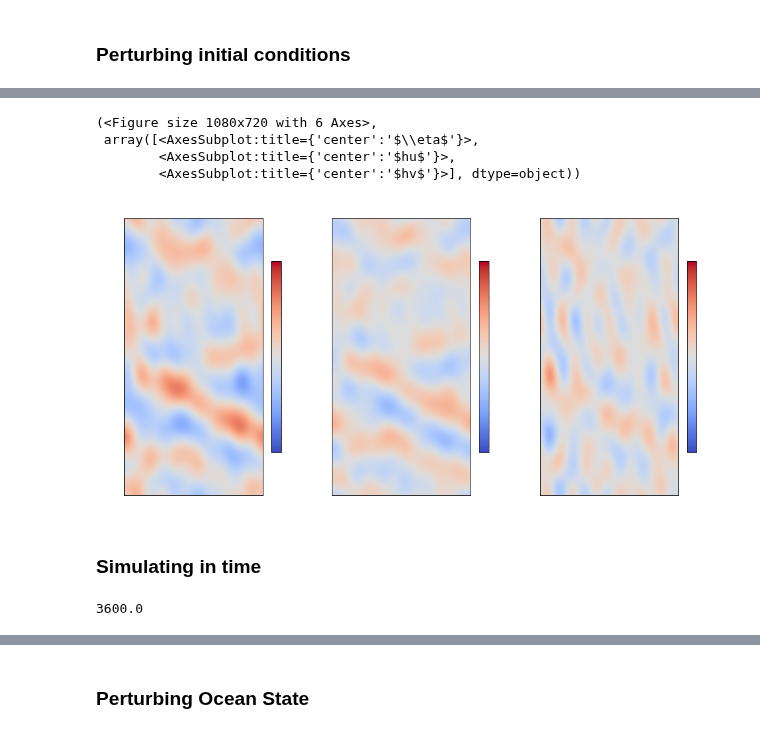
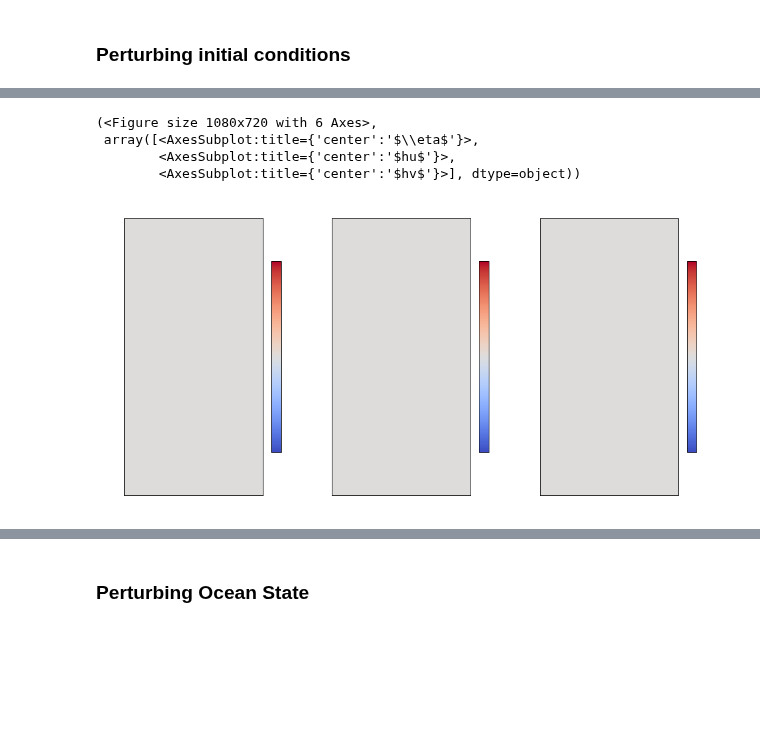
Before and after one commit to sintefmath/multilevelDA, a Jupyter notebook: notebooks/Basin-SimNoise.ipynb, the cells around one changed output, grey strips where cells are left out. Cells and saved outputs as stored; diff of their text form; code cells hidden in the pictures; blank space fills up the shorter version.

```diff
--- a/notebooks/Basin-SimNoise.ipynb
+++ b/notebooks/Basin-SimNoise.ipynb
@@ -127,16 +108,10 @@ mekls[-2].perturbSimSimilarAs(coarse_sim, modelError=mekls[-1])
 # %%
 coarse_init_eta, coarse_init_hu, coarse_init_hv = coarse_sim.download()
 # %%
-imshowSim(coarse_sim, eta_vlim=0.01, huv_vlim=1 )
+imshowSim(coarse_sim, eta_vlim=0.1, huv_vlim=10 )
 # %% [output]
 (<Figure size 1080x720 with 6 Axes>,
  array([<AxesSubplot:title={'center':'$\\eta$'}>,
         <AxesSubplot:title={'center':'$hu$'}>,
         <AxesSubplot:title={'center':'$hv$'}>], dtype=object))
-[figure, old version]
+[figure, new version]
-# %% [markdown]
-### Simulating in time
-# %%
-sim.step(3600)
-# %% [output]
-3600.0
```
Also changed, not shown: parts of 21 cells of this notebook.
